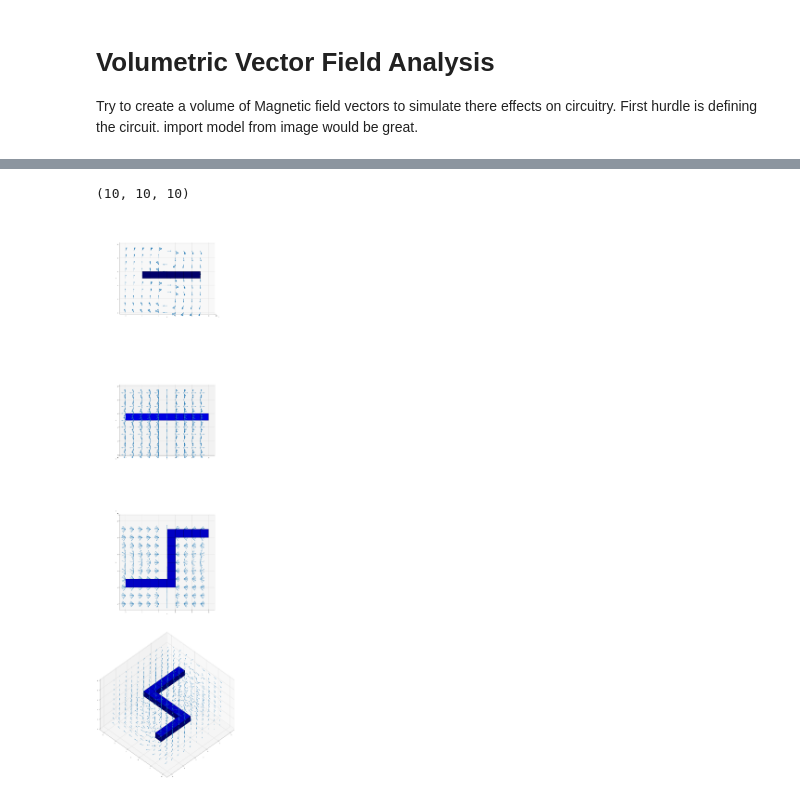
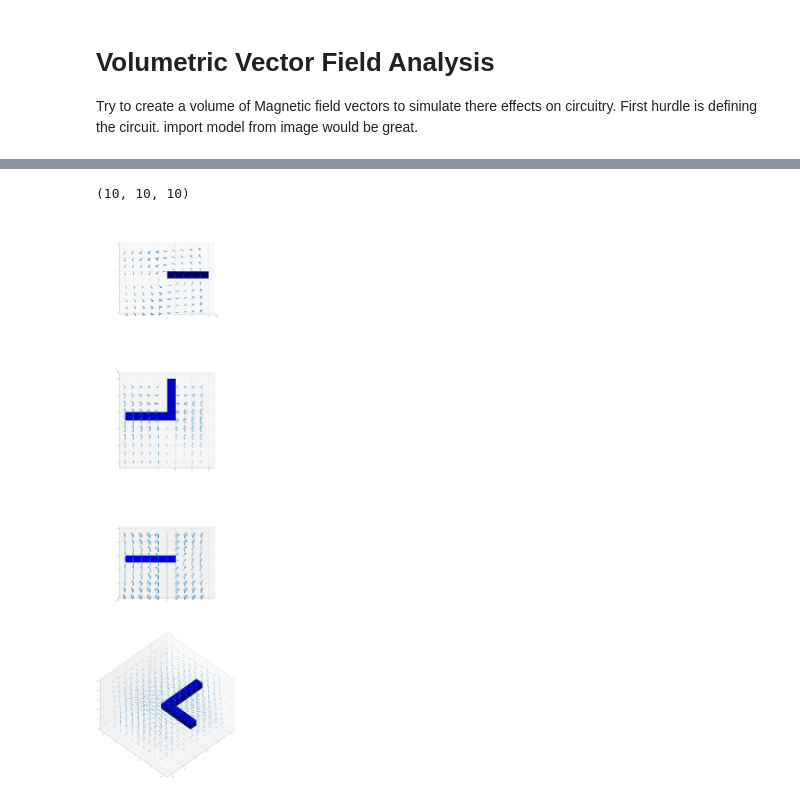
Before and after one commit to am-carson/MagFieldSim, a Jupyter notebook: MagFieldSim.ipynb, the cells around one changed output, grey strips where cells are left out. Drawn from its saved outputs; the diff is of its cells as text; code cells hidden in the pictures.

```diff
--- a/MagFieldSim.ipynb
+++ b/MagFieldSim.ipynb
@@ -19,11 +19,11 @@ f.draw_plot()
 # %%
 import Field
-f= Field.Field(corners=[[0,2],[5,2],[5,8],[10,8]],curr=1)
+f= Field.Field(corners=[[0,5],[5,5],[5,10]],curr=1)
 
 f.setup_plot()
 f.plot_wire()
 f.plot_field()
 f.draw_plot()
 # %% [output]
 (10, 10, 10)
-[figure, old version]
+[figure, new version]
```
Also changed, not shown: parts of 1 cell of this notebook, 2 other files.
